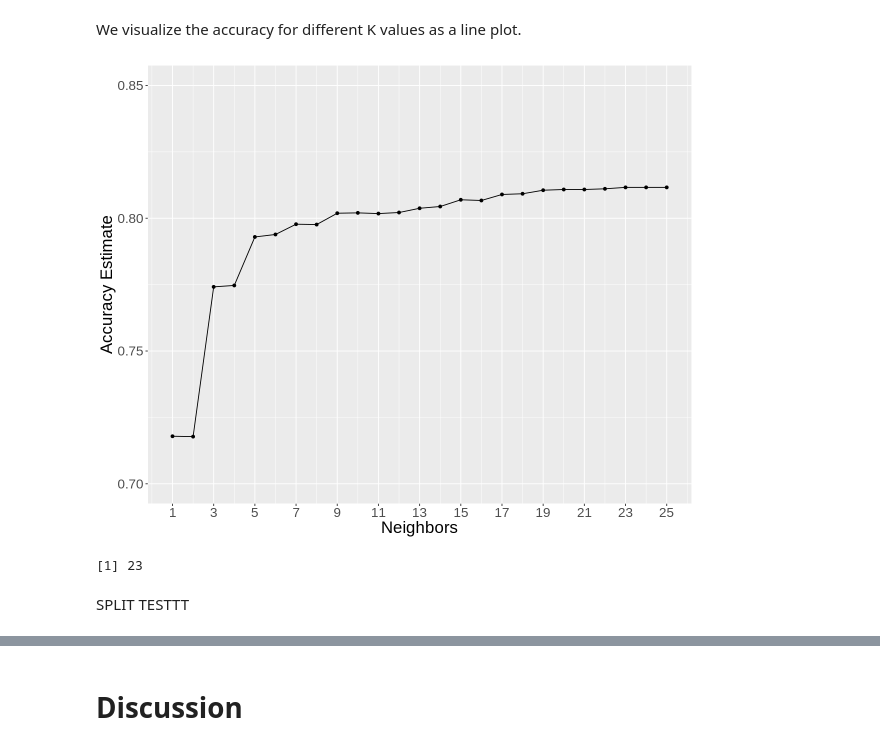
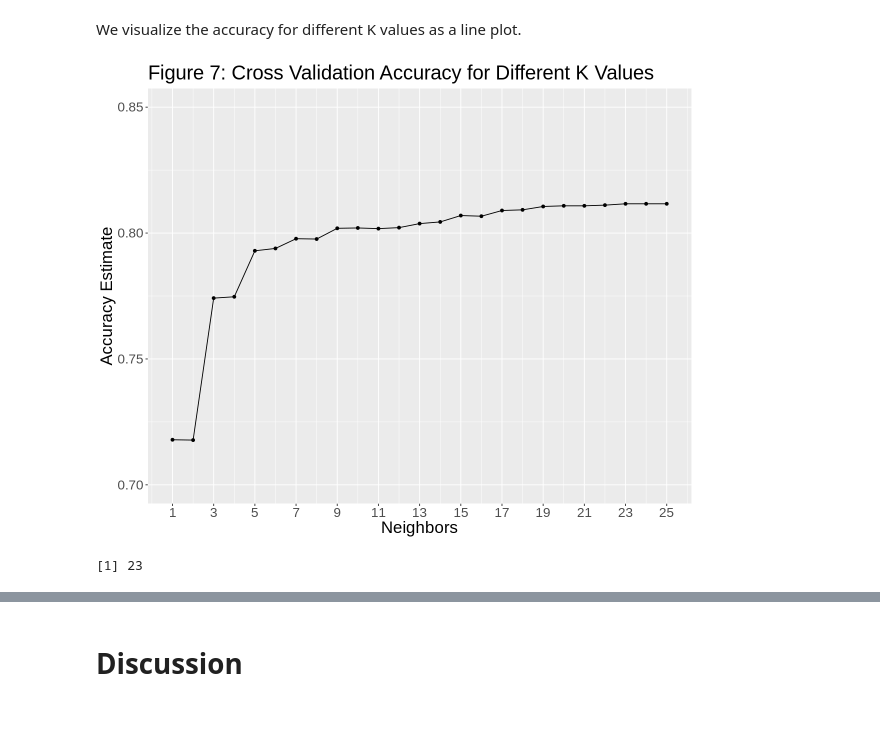
Before and after one commit to berkaytacar/Credit-Default-Predictor-Project, a Jupyter notebook: project_report.ipynb, the cells around one changed output, grey strips where cells are left out. Saved outputs shown, nothing was run; the diff lists cells and outputs as text; code cells hidden in the pictures; blank space fills up the shorter version.

```diff
--- a/project_report.ipynb
+++ b/project_report.ipynb
@@ -97,0 +117,8 @@ A tibble: 6 × 27
+# %%
+cd_sample <- cd_sample %>%
+        mutate(payment_to_bill_ratio = pay_avg/bill_avg) %>%  # the ratio of their average payment to average bill
+        mutate(usage_cdt = bill_avg/limit) %>% # to see how much of their balance they use
+        mutate(pmt = pay_avg/limit) %>% # to see how much of their balance they pay
+        mutate(diff_usage_pmt = usage_cdt - pmt) %>%
+        mutate(pay_overall = PAY_0 + PAY_2 + PAY_3 + PAY_4 + PAY_5 + PAY_6) # to see how many months they are behind in 6 months period, if x positive means you are behind payment, if x negative means pay dully
+head(cd_sample)
@@ -106,8 +140,0 @@ Here, we create our variables of interest. `usage_cdt` and `pmt` represent, on a
-# %%
-cd_training <- cd_training %>%
-        mutate(payment_to_bill_ratio = pay_avg/bill_avg) %>%  # the ratio of their average payment to average bill
-        mutate(usage_cdt = bill_avg/limit) %>% # to see how much of their balance they use
-        mutate(pmt = pay_avg/limit) %>% # to see how much of their balance they pay
-        mutate(diff_usage_pmt = usage_cdt - pmt) %>%
-        mutate(pay_overall = PAY_0 + PAY_2 + PAY_3 + PAY_4 + PAY_5 + PAY_6) # to see how many months they are behind in 6 months period, if x positive means you are behind payment, if x negative means pay dully
-head(cd_training)
@@ -271,7 +314,7 @@ cd_spec <- nearest_neighbor(weight_func = "rectangular", neighbors = tune()) %>%
 # %% [markdown]
 Below, we make our recipe, center and scale all of our predictor variables to make sure that all of our variables affect the prediction in the same scale. If we were to not do this, we would have gotten a result such that credit card limit `limit` affects the default prediction a lot more than `PAY_0`, because `limit` values are larger than `PAY_0` values.
 # %%
-cd_recipe <- recipe(default_nm ~ limit + usage_cdt + pmt + PAY_0 + pay_overall, data = cd_training_select) %>%
+cd_recipe <- recipe(default_nm ~ limit + usage_cdt + pmt + PAY_0 + pay_overall, data = cd_training) %>%
             step_scale(all_predictors()) %>%
             step_center(all_predictors())
 # %% [markdown]
@@ -314,15 +357,16 @@ We visualize the accuracy for different K values as a line plot.
 # %%
 options(repr.plot.width = 10, repr.plot.height = 8)
 cross_val_plot <- ggplot(cd_acc, aes(x = neighbors, y = mean)) +
                 geom_point() +
                 geom_line() +
                 labs(x="Neighbors", y="Accuracy Estimate") +
                 theme(text = element_text(size = 20)) +
                 scale_x_continuous(breaks = seq(1, 25, by = 2)) +  # adjusting the x-axis
-                scale_y_continuous(limits = c(0.7, 0.85)) # adjusting the y-axis
+                scale_y_continuous(limits = c(0.7, 0.85))+  # adjusting the y-axis
+                ggtitle("Figure 7: Cross Validation Accuracy for Different K Values")
 cross_val_plot
 # %% [output]
-[figure, old version]
+[figure, new version]
 # %%
 best_k <- cd_acc %>%
         arrange(desc(mean)) %>%
@@ -341,2 +377,0 @@ tail(cd_sample)
-# %% [markdown]
-SPLIT TESTTT
```
Also changed, not shown: parts of 24 cells of this notebook.
